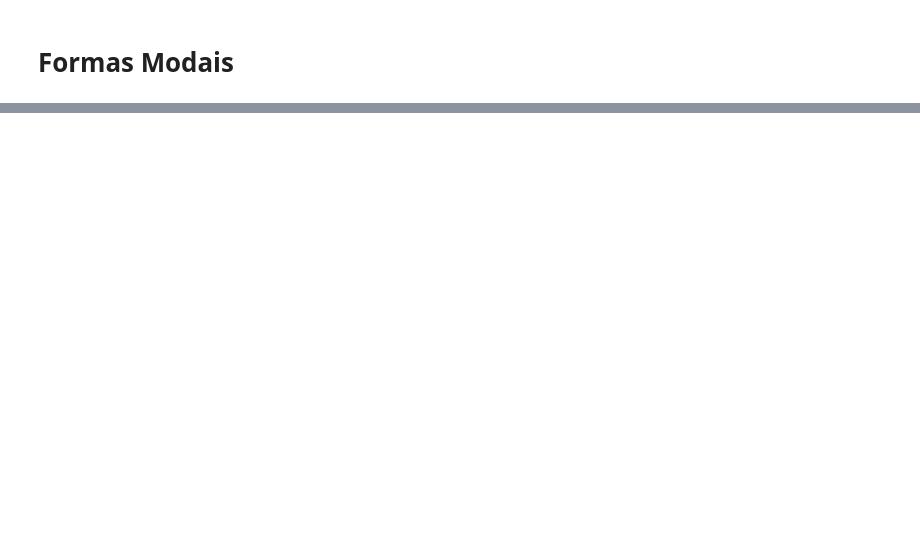
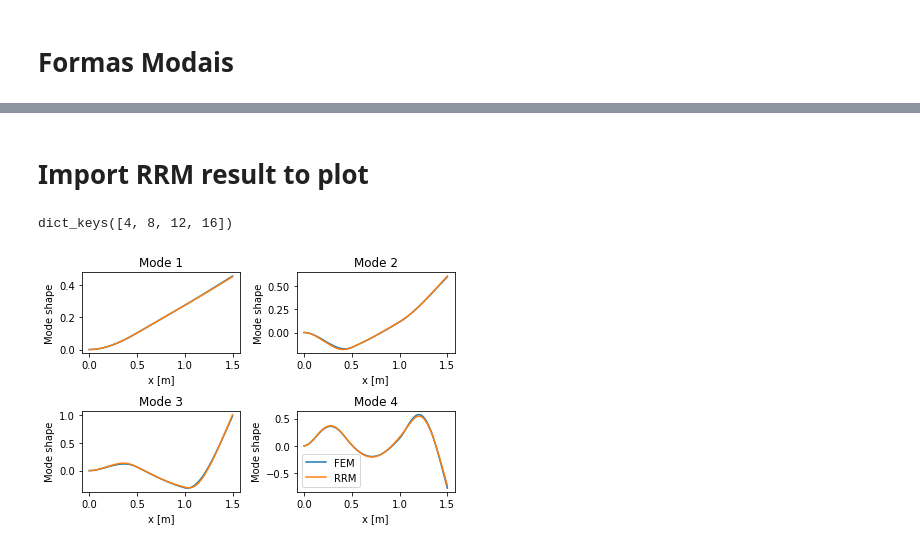
Before and after one commit to lucas-schroeder/Master_program_UFSC, a Jupyter notebook: VA/work1/FEM_lucas_schroeder.ipynb, the cells around one changed output, grey strips where cells are left out. Cells and saved outputs as stored; diff of their text form; code cells hidden in the pictures; blank space fills up the shorter version.

```diff
--- a/VA/work1/FEM_lucas_schroeder.ipynb
+++ b/VA/work1/FEM_lucas_schroeder.ipynb
@@ -298,0 +326,60 @@ plt.show()
+# %% [markdown]
+# Import RRM result to plot
+# %%
+import json
+
+with open('RRM_result.json', 'r') as fp:
+    RRM_results = json.load(fp)
+
+# Convert list to numpy array
+results2 = dict()
+for p in RRM_results.keys():
+    q=int(p)
+    results2[q] = dict()
+    results2[q]['V'] = np.array(RRM_results[p]['V'])
+    results2[q]['fn'] = np.array(RRM_results[p]['fn'])
+    results2[q]['d'] = np.array(RRM_results[p]['d'])
+RRM_results = results2
+# %% [output]
+dict_keys([4, 8, 12, 16])
+# %%
+modes = [0,1,2,3]
+N = 72
+N_rrm = 16
+linestyle = ['-', '--', '-.', ':']
+fig = plt.figure()
+i=0
+for mode in modes:
+    #FEM
+    i += 1
+    plt.subplot(2, 2, i)
+    x = np.linspace(0, L, 100)
+    v = interp(x, mode=mode, N=N)
+    # make modes have the same orientation for comparisson
+    if np.sum(v) >= 0:
+        pass
+    else:
+        v *= -1
+
+    plt.title(f'Mode {mode+1}')
+    plt.plot(x, v, '-', label="FEM")
+
+
+    # RRM
+    x = np.linspace(0, L, int(L/0.001 + 1)) # Position where the rensponse will be calculated
+    v= RRM_results[N_rrm]['V'][:,mode]
+    # make modes have the same orientation for comparisson
+    if np.sum(v) >= 0:
+        pass
+    else:
+        v *= -1
+    plt.plot(x, v , label="RRM")
+    plt.xlabel('x [m]')
+    plt.ylabel('Mode shape')
+
+plt.legend()
+plt.tight_layout()
+plt.savefig("img/FEM_vs_RRM.pdf")
+plt.show()
+# %% [output]
+[figure, added]
```
Also changed, not shown: parts of 8 cells of this notebook, 16 other files.
